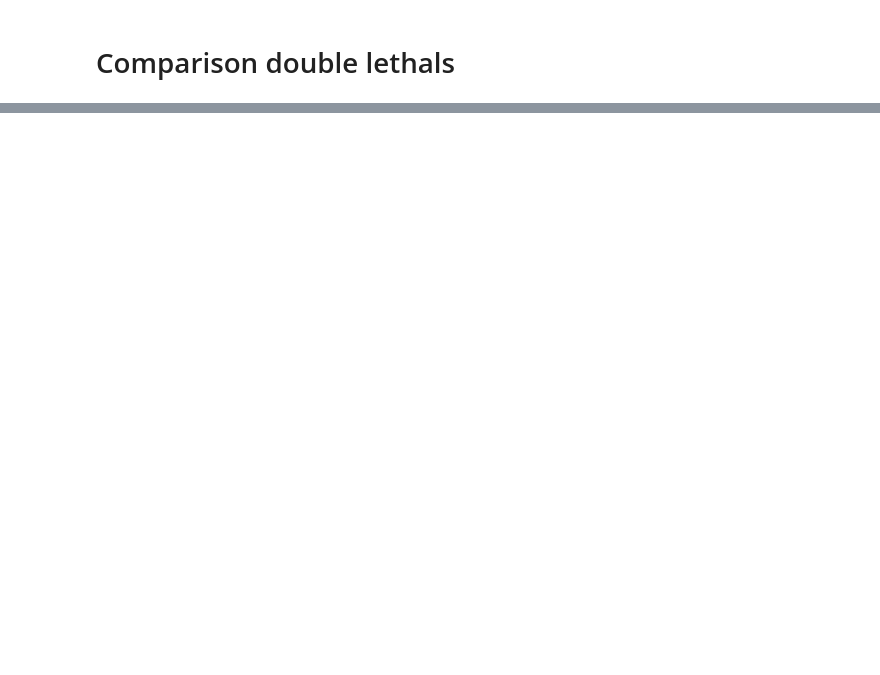
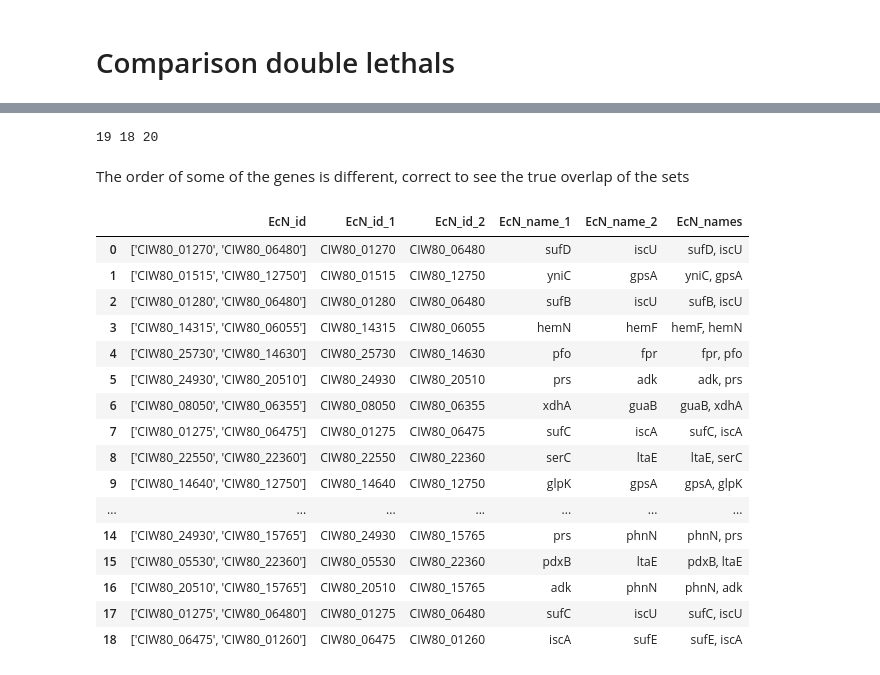
Before and after one commit to maxvthof/EcN_model, a Jupyter notebook: notebooks/5.3_Gene essentiality.ipynb, the cells around one changed output, grey strips where cells are left out. Drawn from its saved outputs; the diff is of its cells as text; code cells hidden in the pictures; blank space fills up the shorter version.

Commit message:
Updated gene essentiality notebook

```diff
--- a/notebooks/5.3_Gene essentiality.ipynb
+++ b/notebooks/5.3_Gene essentiality.ipynb
@@ -554,13 +717,14 @@ double_ess_k12.head()
 # %%
-# Create row for EcN identifiers
-# double_ess_k12['EcN'] = 0
+# Add an empty row for EcN as placeholder
+double_ess_k12['EcN'] = 0
 
-for k12_id in double_ess_k12.index.tolist():
-    EcN_genes = ''
+for k12_loc in double_ess_k12.index.tolist():
+    k12_id = double_ess_k12.loc[k12_loc, 'ids']
+    EcN_genes = []
     for gene in k12_id:
-        EcN_gene = geneIDs_sub[geneIDs_sub['U00096'] == gene].index[0]
-        EcN_genes += str(EcN_gene) + "', '"
+        EcN_gene = geneIDs_ess[geneIDs_ess['U00096'] == gene].index[0]
+        EcN_genes.append(str(EcN_gene))
 
-    double_ess_k12.loc[k12_id,'EcN'] = str(EcN_genes)
+    double_ess_k12.loc[k12_loc,'EcN'] = str(EcN_genes)
 
 double_ess_k12.head()
@@ -568,23 +739,9 @@ double_ess_k12.head()
 # Save the resulting dataframe as .csv
 double_ess_k12.to_csv('../tables/gene_ess_double_ess_k12.csv')
 # %%
-# Get the names of the genes in the right format to compare
-EcN_double = double_ess
-for value in EcN_double.index.tolist():
-     EcN_double.loc[value,'EcN_genes'] = str(value).lstrip("frozenset({'").rstrip("'})")
-EcN_double
-
-# Get the names of the genes in the right format to compare
-k12_double = double_ess_k12
-k12_double.reset_index(inplace=True)
-k12_double.set_index('EcN', inplace=True)
-for value in k12_double.index.tolist():
-    k12_double.loc[value, 'comparison'] = value.rstrip("', '")
-k12_double
-
 # Create two sets
-set_1 = set(EcN_double['EcN_genes'].values)
-set_2 = set(k12_double['comparison'].values)
+set_1 = set(EcN_double['EcN'].values)
+set_2 = set(double_ess_k12['EcN'].values)
 
 # Find the difference & similarity
 diff_k12 = set_2 - set_1
@@ -592,3 +749,29 @@ diff_EcN = set_1 - set_2
 same = set.intersection(set_1, set_2)
 
 print(len(diff_k12), len(diff_EcN), len(same))
+# %% [output]
+19 18 20
+# %% [markdown]
+The order of some of the genes is different, correct to see the true overlap of the sets
+# %%
+# Get the names of the different gene names
+gene_overview_k12 = gene_names(diff_k12)
+gene_overview_k12
+# %% [output]
+|  | EcN_id | EcN_id_1 | EcN_id_2 | EcN_name_1 | EcN_name_2 | EcN_names |
+| 0 | ['CIW80_01270', 'CIW80_06480'] | CIW80_01270 | CIW80_06480 | sufD | iscU | sufD, iscU |
+| 1 | ['CIW80_01515', 'CIW80_12750'] | CIW80_01515 | CIW80_12750 | yniC | gpsA | yniC, gpsA |
+| 2 | ['CIW80_01280', 'CIW80_06480'] | CIW80_01280 | CIW80_06480 | sufB | iscU | sufB, iscU |
+| 3 | ['CIW80_14315', 'CIW80_06055'] | CIW80_14315 | CIW80_06055 | hemN | hemF | hemF, hemN |
+| 4 | ['CIW80_25730', 'CIW80_14630'] | CIW80_25730 | CIW80_14630 | pfo | fpr | fpr, pfo |
+| 5 | ['CIW80_24930', 'CIW80_20510'] | CIW80_24930 | CIW80_20510 | prs | adk | adk, prs |
+| 6 | ['CIW80_08050', 'CIW80_06355'] | CIW80_08050 | CIW80_06355 | xdhA | guaB | guaB, xdhA |
+| 7 | ['CIW80_01275', 'CIW80_06475'] | CIW80_01275 | CIW80_06475 | sufC | iscA | sufC, iscA |
+| 8 | ['CIW80_22550', 'CIW80_22360'] | CIW80_22550 | CIW80_22360 | serC | ltaE | ltaE, serC |
+| 9 | ['CIW80_14640', 'CIW80_12750'] | CIW80_14640 | CIW80_12750 | glpK | gpsA | gpsA, glpK |
+| ... | ... | ... | ... | ... | ... | ... |
+| 14 | ['CIW80_24930', 'CIW80_15765'] | CIW80_24930 | CIW80_15765 | prs | phnN | phnN, prs |
+| 15 | ['CIW80_05530', 'CIW80_22360'] | CIW80_05530 | CIW80_22360 | pdxB | ltaE | pdxB, ltaE |
+| 16 | ['CIW80_20510', 'CIW80_15765'] | CIW80_20510 | CIW80_15765 | adk | phnN | phnN, adk |
+| 17 | ['CIW80_01275', 'CIW80_06480'] | CIW80_01275 | CIW80_06480 | sufC | iscU | sufC, iscU |
+| 18 | ['CIW80_06475', 'CIW80_01260'] | CIW80_06475 | CIW80_01260 | iscA | sufE | sufE, iscA |
```
Also changed, not shown: parts of 51 cells of this notebook.
